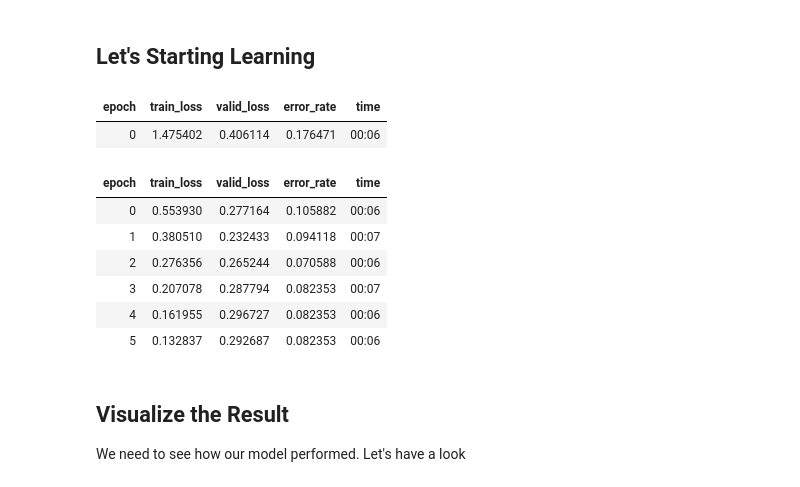
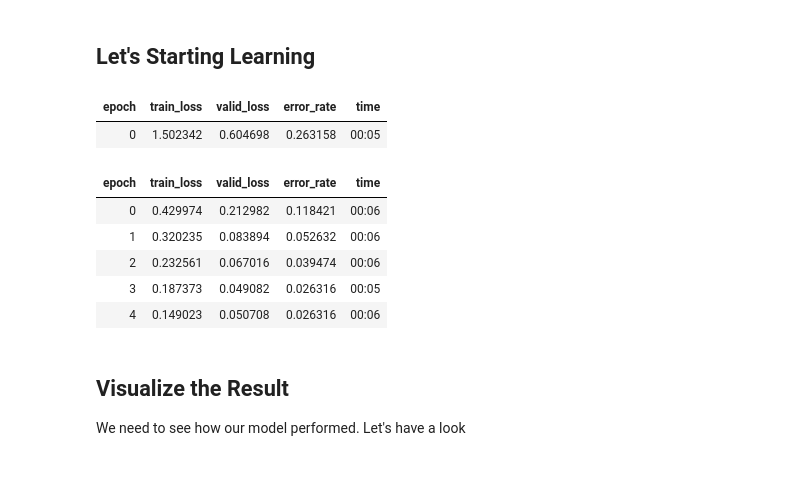
Before and after one commit to arunoda/fastai-v4, a Jupyter notebook: 02-production.ipynb, the cells around one changed output. Saved outputs shown, nothing was run; the diff lists cells and outputs as text; code cells hidden in the pictures.

```diff
--- a/02-production.ipynb
+++ b/02-production.ipynb
@@ -88,18 +90,17 @@ synths_dls.valid.show_batch(max_n=4, nrows=1)
 # %% [markdown]
 ## Let's Starting Learning
 # %%
-learn = cnn_learner(synths_dls, resnet34, metrics=error_rate)
-learn.fine_tune(6)
+learn = cnn_learner(synths_dls, resnet18, metrics=error_rate)
+learn.fine_tune(5)
 # %% [output]
 | epoch | train_loss | valid_loss | error_rate | time |
-| 0 | 1.475402 | 0.406114 | 0.176471 | 00:06 |
+| 0 | 1.502342 | 0.604698 | 0.263158 | 00:05 |
 | epoch | train_loss | valid_loss | error_rate | time |
-| 0 | 0.553930 | 0.277164 | 0.105882 | 00:06 |
-| 1 | 0.380510 | 0.232433 | 0.094118 | 00:07 |
-| 2 | 0.276356 | 0.265244 | 0.070588 | 00:06 |
-| 3 | 0.207078 | 0.287794 | 0.082353 | 00:07 |
-| 4 | 0.161955 | 0.296727 | 0.082353 | 00:06 |
-| 5 | 0.132837 | 0.292687 | 0.082353 | 00:06 |
+| 0 | 0.429974 | 0.212982 | 0.118421 | 00:06 |
+| 1 | 0.320235 | 0.083894 | 0.052632 | 00:06 |
+| 2 | 0.232561 | 0.067016 | 0.039474 | 00:06 |
+| 3 | 0.187373 | 0.049082 | 0.026316 | 00:05 |
+| 4 | 0.149023 | 0.050708 | 0.026316 | 00:06 |
 # %% [markdown]
 ## Visualize the Result
 
```
Also changed, not shown: parts of 25 cells of this notebook.
